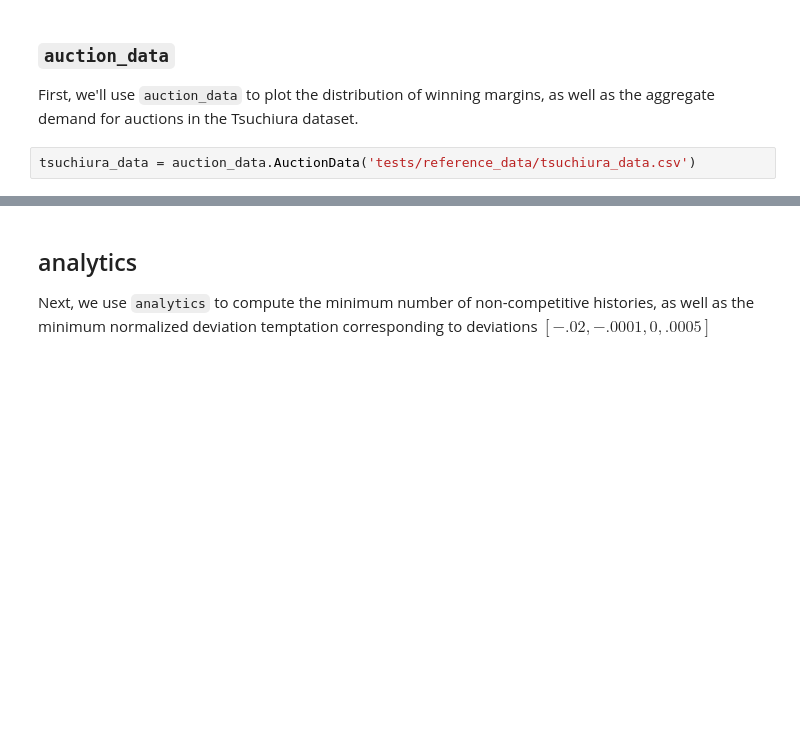
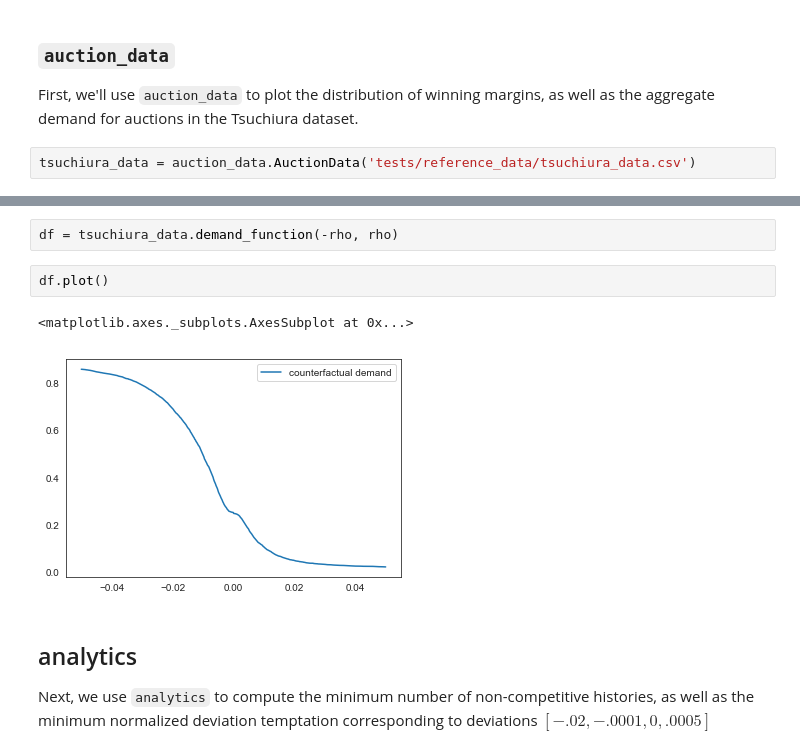
Before and after one commit to sylvaingchassang/missing_bids, a Jupyter notebook: example_tsuchiura.ipynb, the cells around one changed output, grey strips where cells are left out. Saved outputs shown, nothing was run; the diff lists cells and outputs as text; blank space fills up the shorter version.

```diff
--- a/example_tsuchiura.ipynb
+++ b/example_tsuchiura.ipynb
@@ -40,3 +56,10 @@ tsuchiura_data.demand_function(-.0015, .0015).plot(figsize = (10,6))
+# %%
+df = tsuchiura_data.demand_function(-rho, rho)
+# %%
+df.plot()
+# %% [output]
+<matplotlib.axes._subplots.AxesSubplot at 0x...>
+[figure, added]
 # %% [markdown]
 ## analytics
 
```
Also changed, not shown: parts of 32 cells of this notebook, 8 other files.
